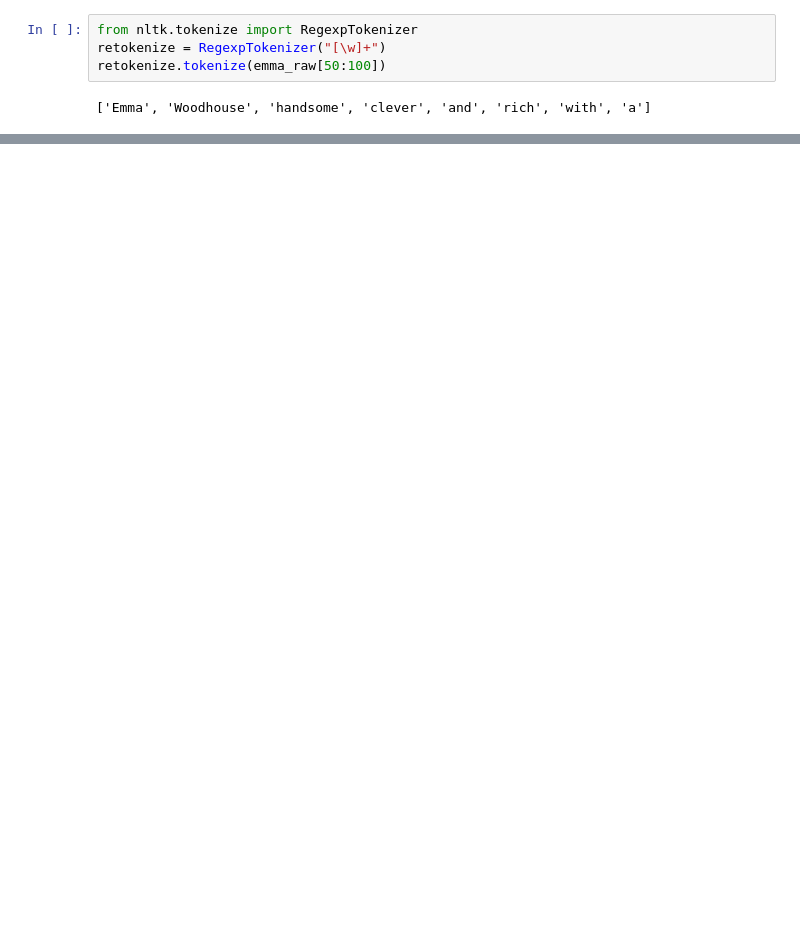
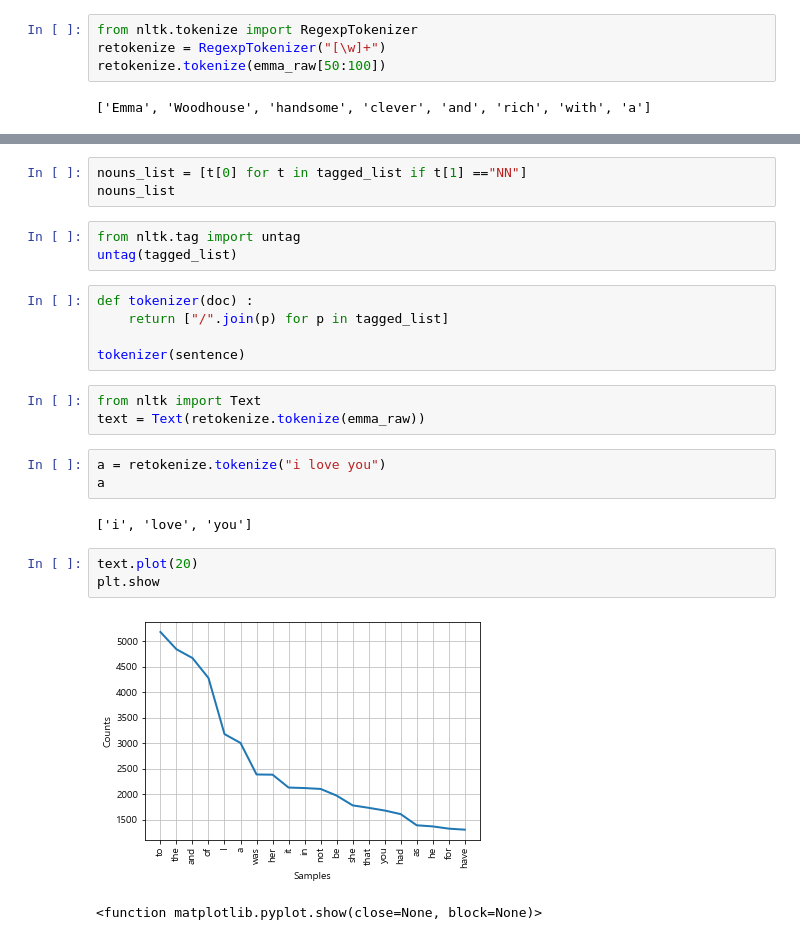
Before and after one commit to yschoi9930/JupyterNotebook, a Jupyter notebook: Practice/210126.ipynb, the cells around one changed output, grey strips where cells are left out. Drawn from its saved outputs; the diff is of its cells as text; blank space fills up the shorter version.

```diff
--- a/Practice/210126.ipynb
+++ b/Practice/210126.ipynb
@@ -106,0 +62,25 @@ retokenize.tokenize(emma_raw[50:100])
+# %%
+nouns_list = [t[0] for t in tagged_list if t[1] =="NN"]
+nouns_list
+# %%
+from nltk.tag import untag
+untag(tagged_list)
+# %%
+def tokenizer(doc) :
+    return ["/".join(p) for p in tagged_list]
+
+tokenizer(sentence)
+# %%
+from nltk import Text
+text = Text(retokenize.tokenize(emma_raw))
+# %%
+a = retokenize.tokenize("i love you")
+a
+# %% [output]
+['i', 'love', 'you']
+# %%
+text.plot(20)
+plt.show
+# %% [output]
+[figure, added]
+<function matplotlib.pyplot.show(close=None, block=None)>
```
Also changed, not shown: parts of 16 cells of this notebook.
